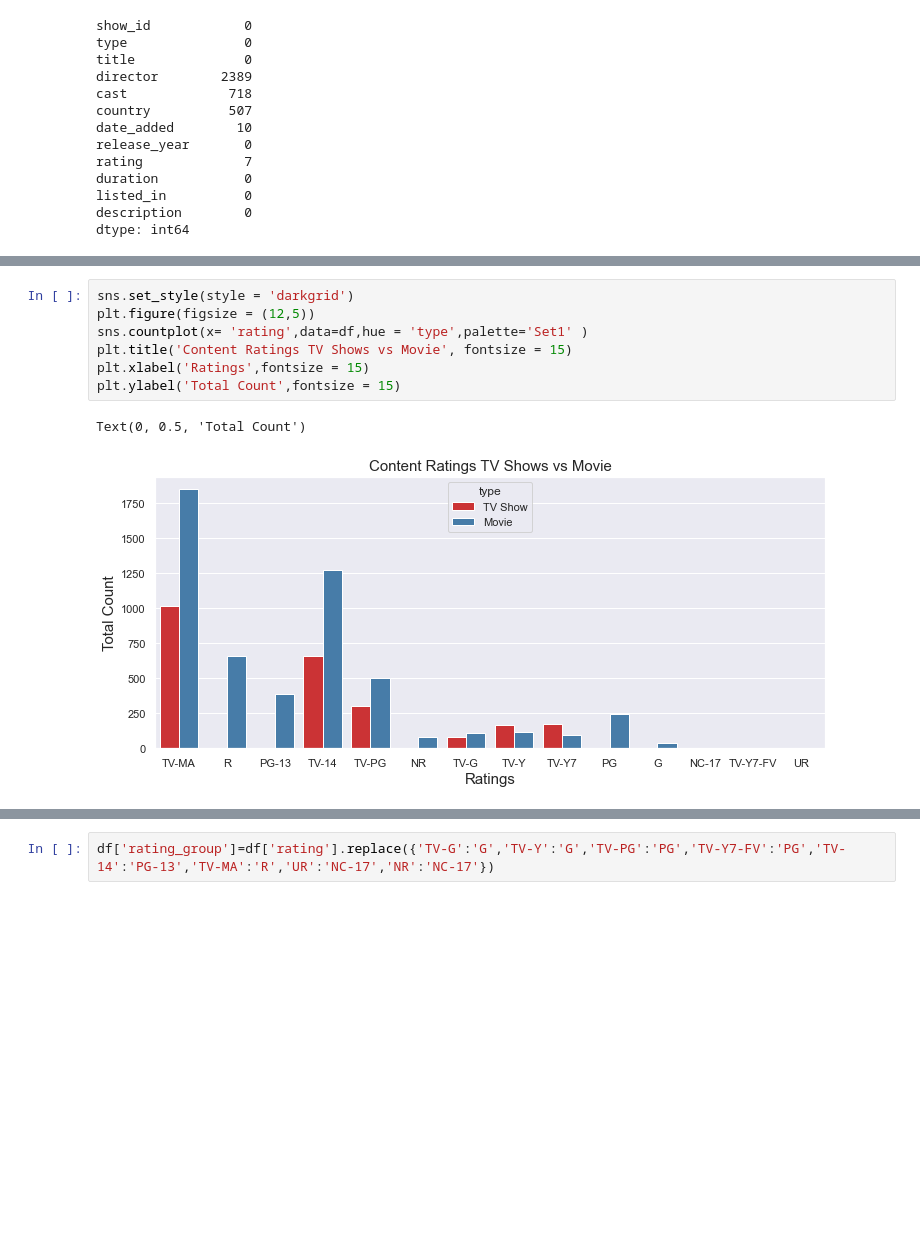
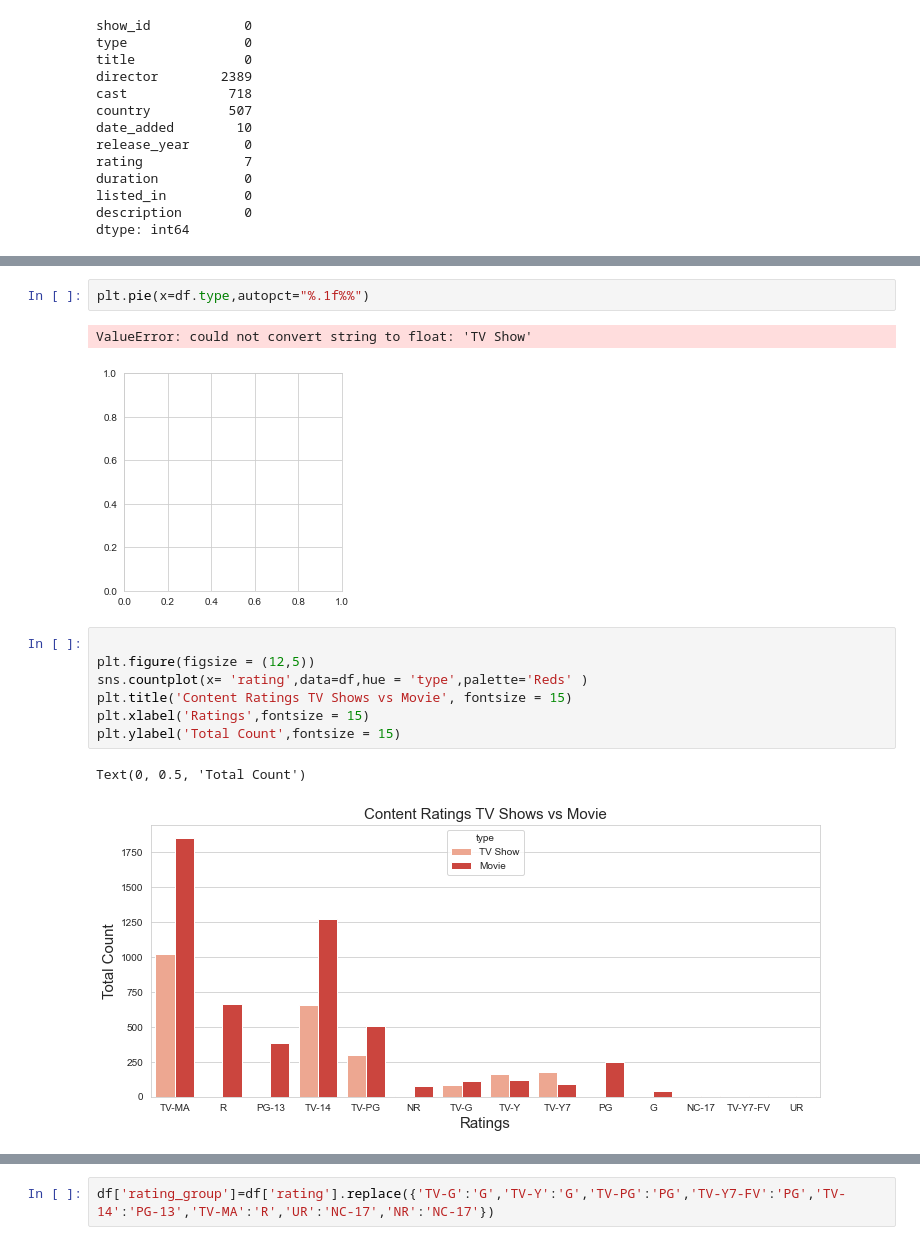
Before and after one commit to awnt/project_awnt, a Jupyter notebook: Netflix/Netflix Movies and TV Shows.ipynb, the cells around one changed output, grey strips where cells are left out. Saved outputs shown, nothing was run; the diff lists cells and outputs as text; blank space fills up the shorter version.

```diff
--- a/Netflix/Netflix Movies and TV Shows.ipynb
+++ b/Netflix/Netflix Movies and TV Shows.ipynb
@@ -76,11 +144,16 @@ Text(0.5, 1.0, 'Movies and TV Shows')
+# %%
+plt.pie(x=df.type,autopct="%.1f%%")
+# %% [output]
+ValueError: could not convert string to float: 'TV Show'
+[figure, added]
 # %%
-sns.set_style(style = 'darkgrid')
+
 plt.figure(figsize = (12,5))
-sns.countplot(x= 'rating',data=df,hue = 'type',palette='Set1' )
+sns.countplot(x= 'rating',data=df,hue = 'type',palette='Reds' )
 plt.title('Content Ratings TV Shows vs Movie', fontsize = 15)
 plt.xlabel('Ratings',fontsize = 15)
 plt.ylabel('Total Count',fontsize = 15)
 # %% [output]
 Text(0, 0.5, 'Total Count')
-[figure, old version]
+[figure, new version]
 # %% [markdown]
```
Also changed, not shown: parts of 47 cells of this notebook.
